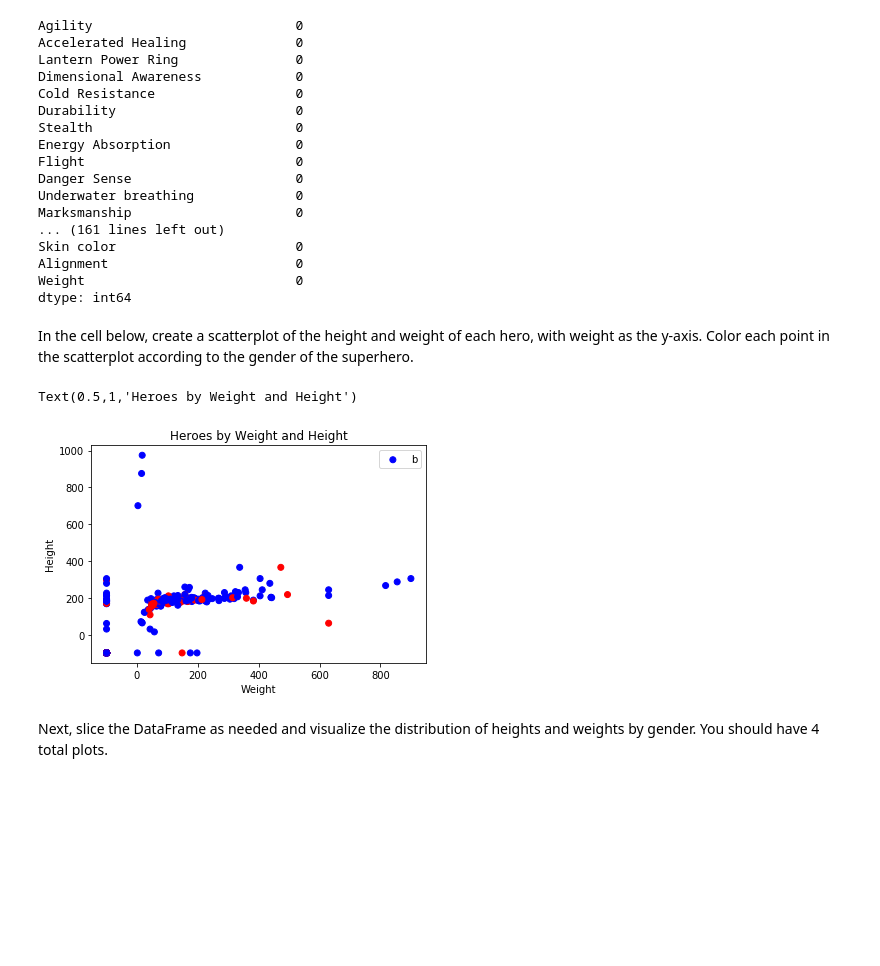
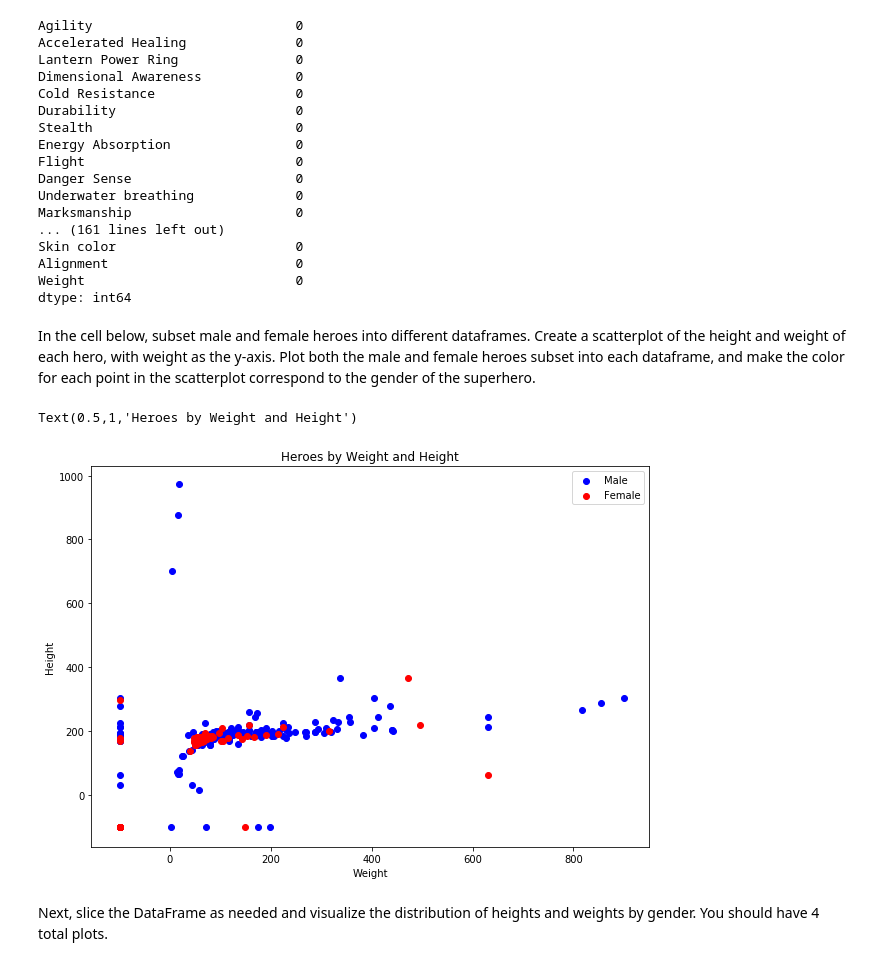
Before and after one commit to LoreDirick/ds-pandas-summative-lab-ds-eng-preview, a Jupyter notebook: index.ipynb, the cells around one changed output. Drawn from its saved outputs; the diff is of its cells as text; code cells hidden in the pictures; blank space fills up the shorter version.

Commit message:
update scatterplot instructions and solution

```diff
--- a/index.ipynb
+++ b/index.ipynb
@@ -220,23 +192,21 @@ Alignment                        0
 Weight                           0
 dtype: int64
 # %% [markdown]
-In the cell below, create a scatterplot of the height and weight of each hero, with weight as the y-axis.  Color each point in the scatterplot according to the gender of the superhero.
+In the cell below, subset male and female heroes into different dataframes.  Create a scatterplot of the height and weight of each hero, with weight as the y-axis.  Plot both the male and female heroes subset into each dataframe, and make the color for each point in the scatterplot correspond to the gender of the superhero.
-# %%
-### TODO: Fix legend
-gender  = []
-for i in heroes_and_powers_df.Gender:
-    if i == 'Male':
-        gender.append('b')
-    else:
-        gender.append('r')
-plt.scatter(heroes_and_powers_df.Weight, heroes_and_powers_df.Height, c=gender)
-plt.legend({'b': 'Male', 'r': 'Female'})
-plt.xlabel('Weight')
-plt.ylabel('Height')
-plt.title("Heroes by Weight and Height")
-# %% [output]
-Text(0.5,1,'Heroes by Weight and Height')
-[figure, removed]
+# %%
+male_heroes_df = heroes_df[heroes_df['Gender'] == 'Male']
+female_heroes_df = heroes_df[heroes_df['Gender'] == 'Female']
+
+plt.figure(figsize=(10, 7))
+m = plt.scatter(male_heroes_df.Weight, male_heroes_df.Height, color='b')
+f = plt.scatter(female_heroes_df.Weight, female_heroes_df.Height, color='r')
+plt.legend((m, f), ('Male', 'Female'))
+plt.xlabel('Weight')
+plt.ylabel('Height')
+plt.title("Heroes by Weight and Height")
+# %% [output]
+Text(0.5,1,'Heroes by Weight and Height')
+[figure, added]
 # %% [markdown]
 Next, slice the DataFrame as needed and visualize the distribution of heights and weights by gender.  You should have 4 total plots.
 # %%
```
Also changed, not shown: parts of 5 cells of this notebook, 12 other files.
